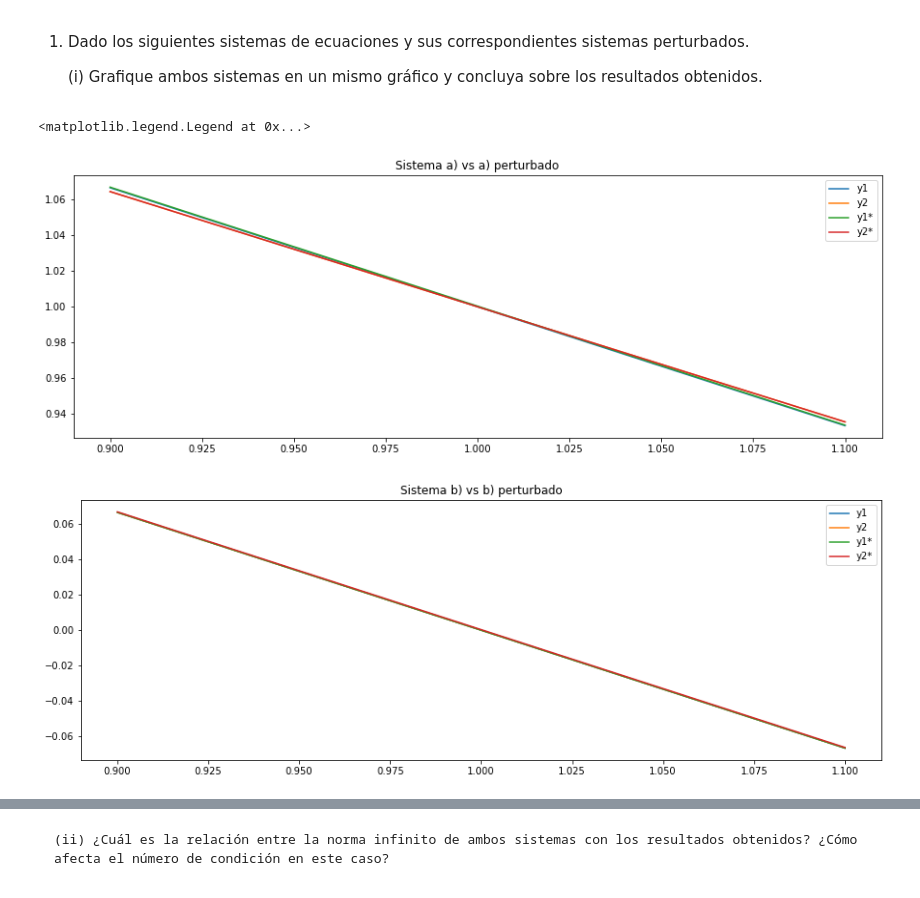
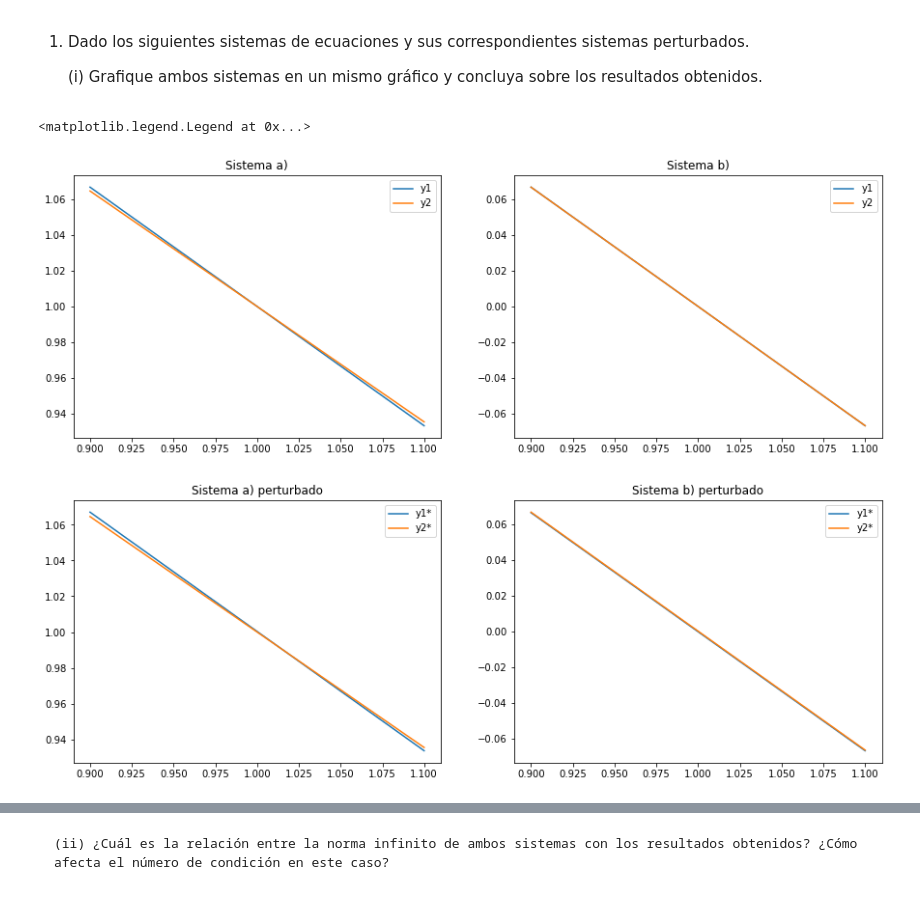
Before and after one commit to pablem/UNT-2022-NumericalAnalysis-python, a Jupyter notebook: tp3/tp3-sis-lin.ipynb, the cells around one changed output, grey strips where cells are left out. Saved outputs shown, nothing was run; the diff lists cells and outputs as text; code cells hidden in the pictures.

```diff
--- a/tp3/tp3-sis-lin.ipynb
+++ b/tp3/tp3-sis-lin.ipynb
@@ -8,38 +8,40 @@
 # %%
 import numpy as np
 import matplotlib.pyplot as plt
 
 x = np.linspace(0.9,1.1,100)
 
 y1 = (5 - 2*x)/3
 y2 = (5.1 - 2*x)/3.1
 
 y11 = (5.001 - 2*x)/3
 y22 = (5.1 - 2*x)/3.1
 
 z1 = (2-2*x)/3
 z2 = (1.999-1.999*x)/3
 
 z11 = (2-2*x)/3
 z22 = (2-1.999*x)/3
 
-plt.figure(1, (15, 5))
-plt.title("Sistema a) vs a) perturbado")
+plt.figure(1,(15,5))
+plt.subplot(121).title.set_text("Sistema a)")
 plt.plot(x,y1, label='y1')
 plt.plot(x,y2, label='y2')
+plt.legend()
+plt.subplot(122).title.set_text("Sistema b)")
+plt.plot(x,z1, label='y1')
+plt.plot(x,z2, label='y2')
+plt.legend()
+plt.figure(2,(15,5))
+plt.subplot(121).title.set_text("Sistema a) perturbado")
 plt.plot(x,y11, label='y1*')
 plt.plot(x,y22, label='y2*')
 plt.legend()
-# plt.ylim(0.98,1.02)
-# plt.xlim(0.999,1.001)
-plt.figure(2, (15, 5))
-plt.title("Sistema b) vs b) perturbado")
-plt.plot(x,z1, label='y1')
-plt.plot(x,z2, label='y2')
+plt.subplot(122).title.set_text("Sistema b) perturbado")
 plt.plot(x,z11, label='y1*')
 plt.plot(x,z22, label='y2*')
 plt.legend()
 # %% [output]
 <matplotlib.legend.Legend at 0x...>
-[figure, old version]
+[figure, new version]
-[figure, old version]
+[figure, new version]
```
Also changed, not shown: parts of 2 cells of this notebook.
